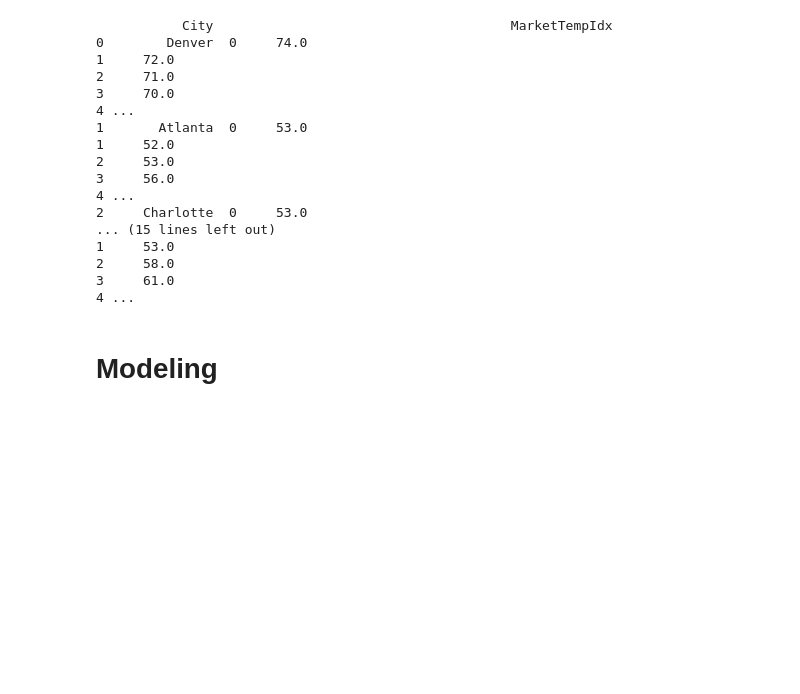
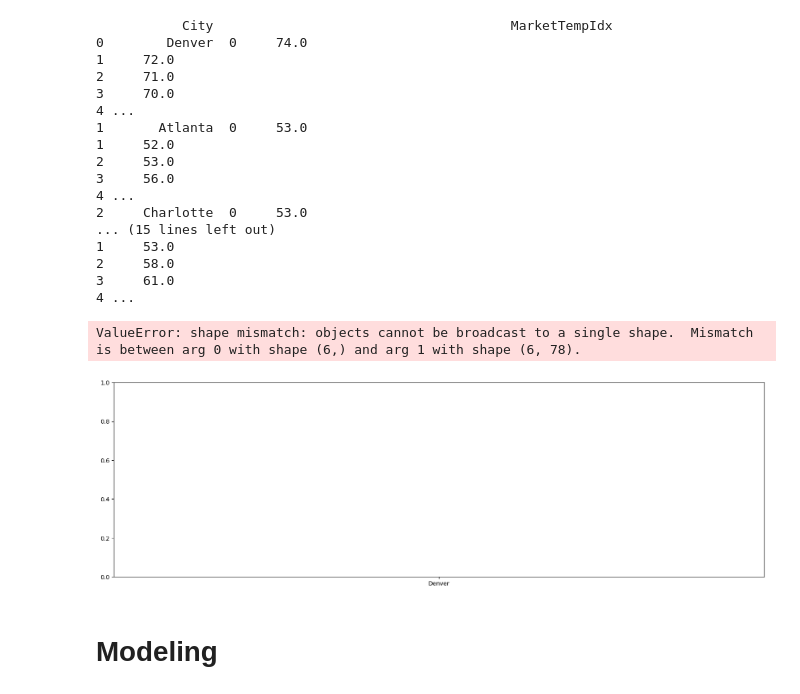
Before and after one commit to JimGile/group3-project2-ml, a Jupyter notebook: AF WIP/notebooks/for_presentation_af2.ipynb, the cells around one changed output. Drawn from its saved outputs; the diff is of its cells as text; code cells hidden in the pictures; blank space fills up the shorter version.

```diff
--- a/AF WIP/notebooks/for_presentation_af2.ipynb
+++ b/AF WIP/notebooks/for_presentation_af2.ipynb
@@ -430,5 +430,25 @@ print(market_temp_cities_df)
 2     58.0
 3     61.0
 4 ...
+# %%
+market_temp_cities_df = pd.DataFrame(list(market_temp_cities.items()), columns=['City', 'MarketTempIdx'])
+
+# Creating a bar chart
+plt.figure(figsize=(20, 6))
+plt.bar(market_temp_cities_df['City'], market_temp_cities_df['MarketTempIdx'], color='blue')
+# plt.hist(x=0, bins=10, width=0.5)
+plt.xlabel('City', fontsize=16)
+plt.ylabel('Market Temperature by City', fontsize=16)
+plt.title('Market Temp Index', fontsize=24, pad=12)
+
+# Add annotation
+plt.annotate('Your City', xy=('Denver', 100), xytext=('Denver', 120), fontsize=16, arrowprops={'width':1,'headwidth':8,'color':'black'})
+
+# output
+plt.show()
+plt.savefig('../outputs/houses_sold.png')
+# %% [output]
+ValueError: shape mismatch: objects cannot be broadcast to a single shape.  Mismatch is between arg 0 with shape (6,) and arg 1 with shape (6, 78).
+[figure, added]
 # %% [markdown]
 # Modeling
```
Also changed, not shown: parts of 1 cell of this notebook, 3 other files.
